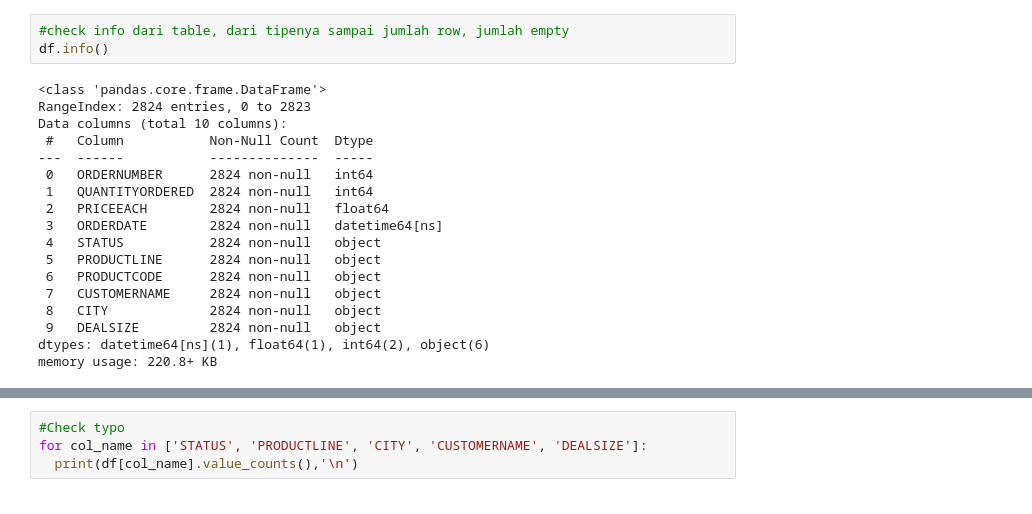
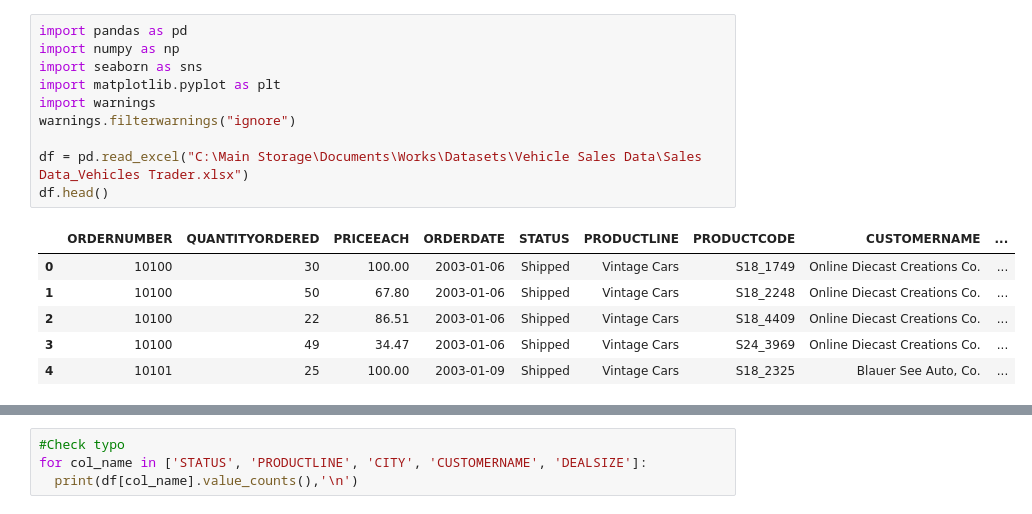
Before and after one commit to rijajir/starting_git, a Jupyter notebook: Riza Arfiqih - Case Study.ipynb, the cells around one changed output, grey strips where cells are left out. Cells and saved outputs as stored; diff of their text form.

```diff
--- a/Riza Arfiqih - Case Study.ipynb
+++ b/Riza Arfiqih - Case Study.ipynb
@@ -43,21 +1,17 @@ print(df)
-# %%
-#check info dari table, dari tipenya sampai jumlah row, jumlah empty
-df.info()
-# %% [output]
-<class 'pandas.core.frame.DataFrame'>
-RangeIndex: 2824 entries, 0 to 2823
-Data columns (total 10 columns):
- #   Column           Non-Null Count  Dtype
----  ------           --------------  -----
- 0   ORDERNUMBER      2824 non-null   int64
- 1   QUANTITYORDERED  2824 non-null   int64
- 2   PRICEEACH        2824 non-null   float64
- 3   ORDERDATE        2824 non-null   datetime64[ns]
- 4   STATUS           2824 non-null   object
- 5   PRODUCTLINE      2824 non-null   object
- 6   PRODUCTCODE      2824 non-null   object
- 7   CUSTOMERNAME     2824 non-null   object
- 8   CITY             2824 non-null   object
- 9   DEALSIZE         2824 non-null   object
-dtypes: datetime64[ns](1), float64(1), int64(2), object(6)
-memory usage: 220.8+ KB
+# %%
+import pandas as pd
+import numpy as np
+import seaborn as sns
+import matplotlib.pyplot as plt
+import warnings
+warnings.filterwarnings("ignore")
+
+df = pd.read_excel("C:\Main Storage\Documents\Works\Datasets\Vehicle Sales Data\Sales Data_Vehicles Trader.xlsx")
+df.head()
+# %% [output]
+|  | ORDERNUMBER | QUANTITYORDERED | PRICEEACH | ORDERDATE | STATUS | PRODUCTLINE | PRODUCTCODE | CUSTOMERNAME | ... |
+| 0 | 10100 | 30 | 100.00 | 2003-01-06 | Shipped | Vintage Cars | S18_1749 | Online Diecast Creations Co. | ... |
+| 1 | 10100 | 50 | 67.80 | 2003-01-06 | Shipped | Vintage Cars | S18_2248 | Online Diecast Creations Co. | ... |
+| 2 | 10100 | 22 | 86.51 | 2003-01-06 | Shipped | Vintage Cars | S18_4409 | Online Diecast Creations Co. | ... |
+| 3 | 10100 | 49 | 34.47 | 2003-01-06 | Shipped | Vintage Cars | S24_3969 | Online Diecast Creations Co. | ... |
+| 4 | 10101 | 25 | 100.00 | 2003-01-09 | Shipped | Vintage Cars | S18_2325 | Blauer See Auto, Co. | ... |
```
Also changed, not shown: parts of 22 cells of this notebook.
